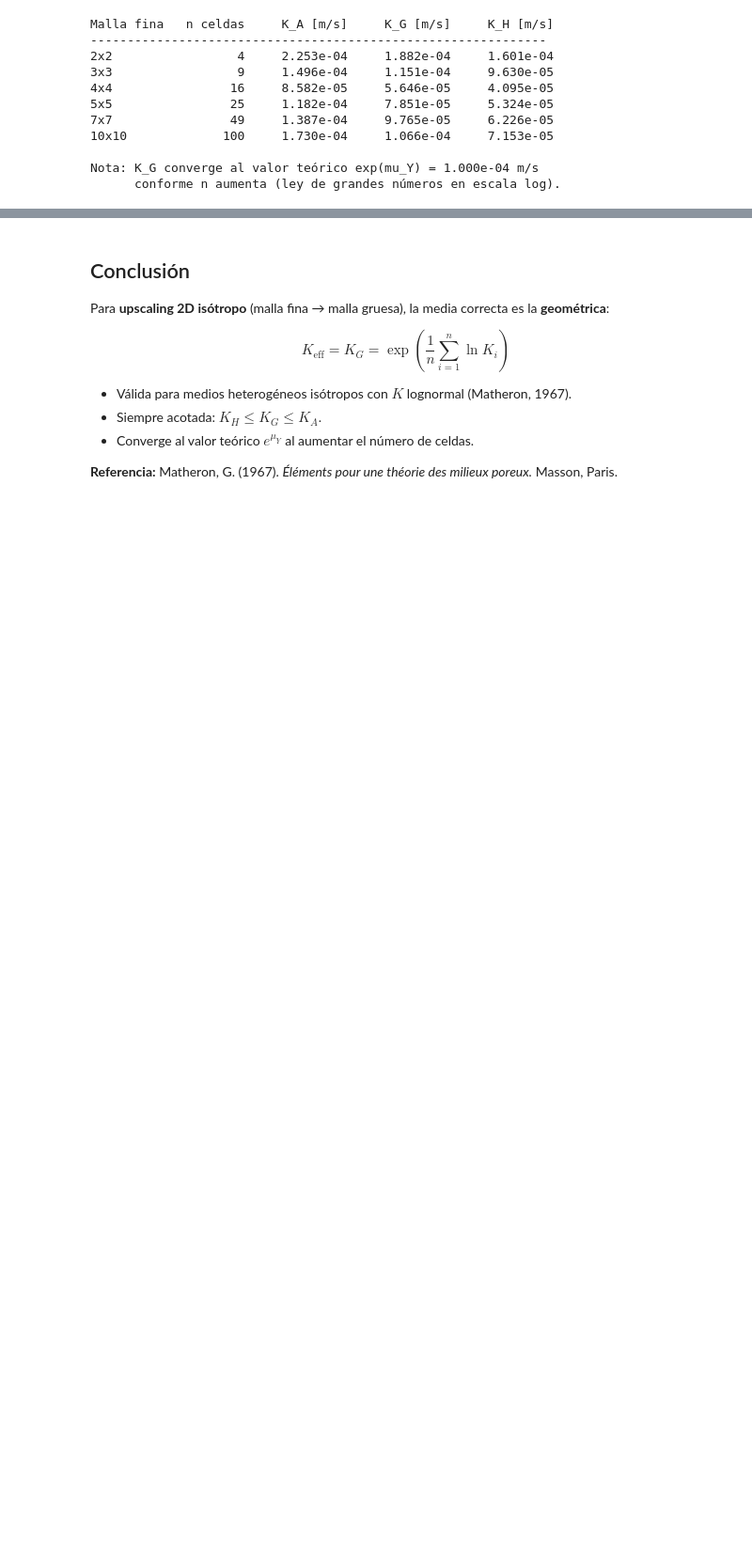
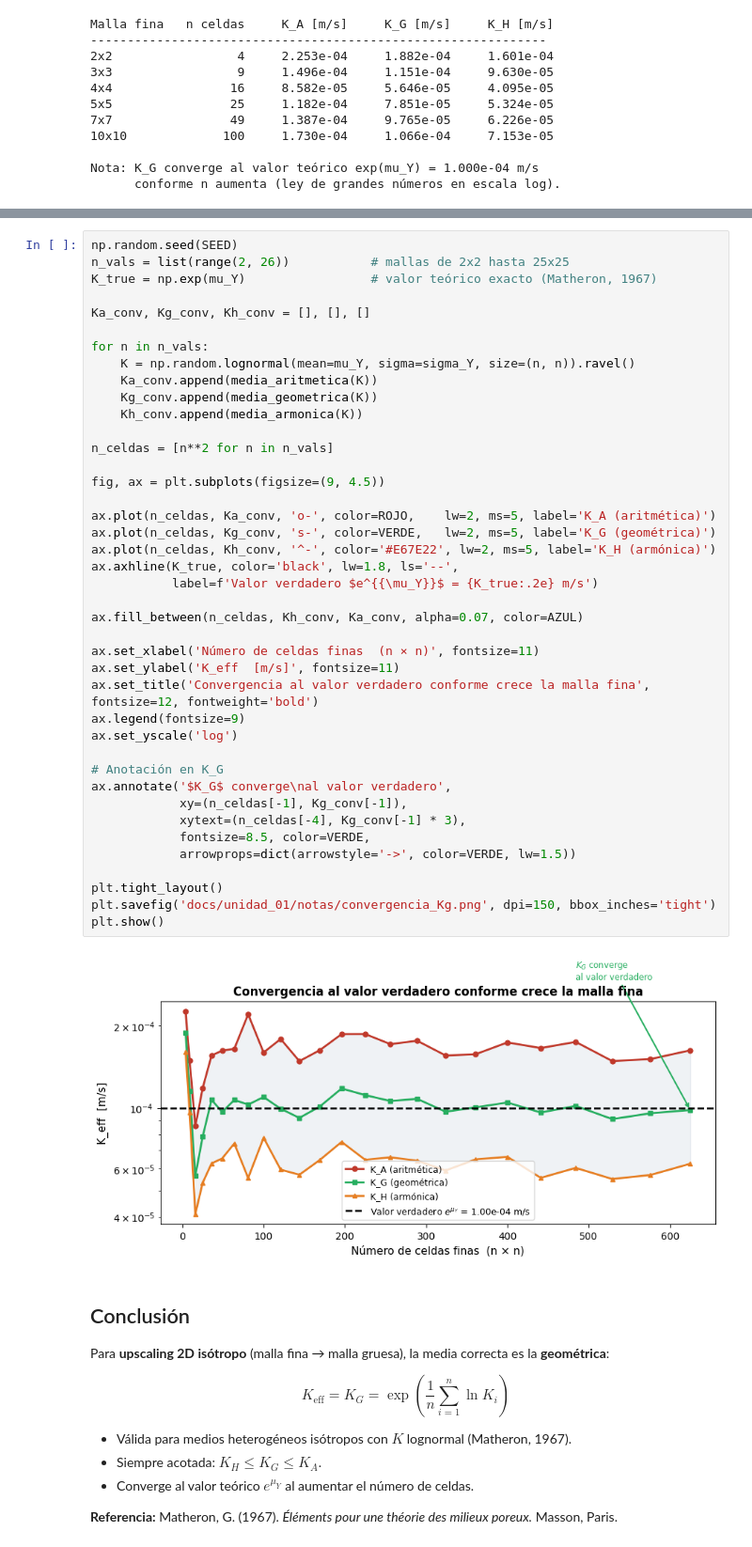
Before and after one commit to abelardo1685/unam-groundwater-optimization, a Jupyter notebook: notebooks/U01_Upscaling_K_Demo.ipynb, the cells around one changed output, grey strips where cells are left out. Shown at 94% size. Cells and saved outputs as stored; diff of their text form; blank space fills up the shorter version.

```diff
--- a/notebooks/U01_Upscaling_K_Demo.ipynb
+++ b/notebooks/U01_Upscaling_K_Demo.ipynb
@@ -233,3 +240,46 @@ Nota: K_G converge al valor teórico exp(mu_Y) = 1.000e-04 m/s
+# %%
+np.random.seed(SEED)
+n_vals = list(range(2, 26))           # mallas de 2x2 hasta 25x25
+K_true = np.exp(mu_Y)                 # valor teórico exacto (Matheron, 1967)
+
+Ka_conv, Kg_conv, Kh_conv = [], [], []
+
+for n in n_vals:
+    K = np.random.lognormal(mean=mu_Y, sigma=sigma_Y, size=(n, n)).ravel()
+    Ka_conv.append(media_aritmetica(K))
+    Kg_conv.append(media_geometrica(K))
+    Kh_conv.append(media_armonica(K))
+
+n_celdas = [n**2 for n in n_vals]
+
+fig, ax = plt.subplots(figsize=(9, 4.5))
+
+ax.plot(n_celdas, Ka_conv, 'o-', color=ROJO,    lw=2, ms=5, label='K_A (aritmética)')
+ax.plot(n_celdas, Kg_conv, 's-', color=VERDE,   lw=2, ms=5, label='K_G (geométrica)')
+ax.plot(n_celdas, Kh_conv, '^-', color='#E67E22', lw=2, ms=5, label='K_H (armónica)')
+ax.axhline(K_true, color='black', lw=1.8, ls='--',
+           label=f'Valor verdadero $e^{{\mu_Y}}$ = {K_true:.2e} m/s')
+
+ax.fill_between(n_celdas, Kh_conv, Ka_conv, alpha=0.07, color=AZUL)
+
+ax.set_xlabel('Número de celdas finas  (n × n)', fontsize=11)
+ax.set_ylabel('K_eff  [m/s]', fontsize=11)
+ax.set_title('Convergencia al valor verdadero conforme crece la malla fina', fontsize=12, fontweight='bold')
+ax.legend(fontsize=9)
+ax.set_yscale('log')
+
+# Anotación en K_G
+ax.annotate('$K_G$ converge\nal valor verdadero',
+            xy=(n_celdas[-1], Kg_conv[-1]),
+            xytext=(n_celdas[-4], Kg_conv[-1] * 3),
+            fontsize=8.5, color=VERDE,
+            arrowprops=dict(arrowstyle='->', color=VERDE, lw=1.5))
+
+plt.tight_layout()
+plt.savefig('docs/unidad_01/notas/convergencia_Kg.png', dpi=150, bbox_inches='tight')
+plt.show()
+# %% [output]
+[figure, added]
 # %% [markdown]
 ## Conclusión
 
```
Also changed, not shown: parts of 1 cell of this notebook, 1 other file.
